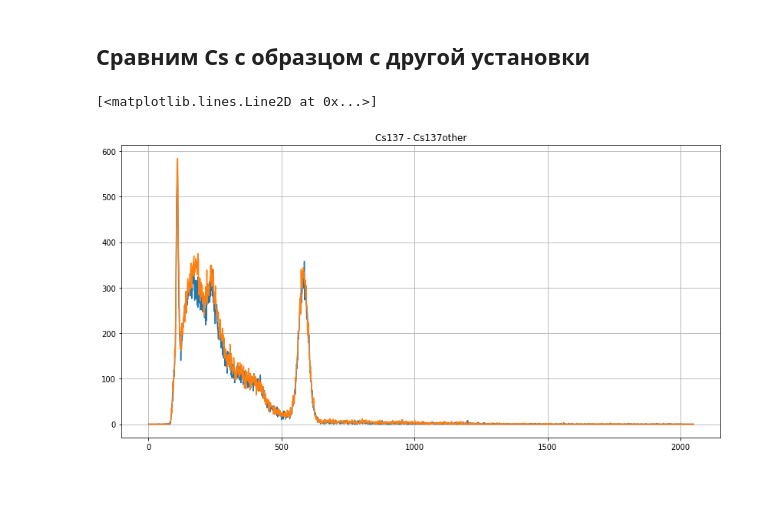
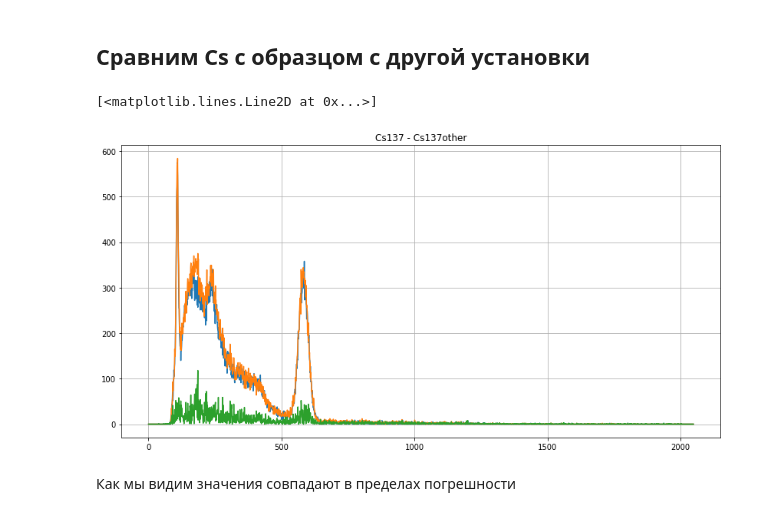
Before and after one commit to RobertVoropaev/QuantumPhysics, a Jupyter notebook: 5.5/Solution.ipynb, the cells around one changed output. Saved outputs shown, nothing was run; the diff lists cells and outputs as text; code cells hidden in the pictures; blank space fills up the shorter version.

```diff
--- a/5.5/Solution.ipynb
+++ b/5.5/Solution.ipynb
@@ -516,21 +516,24 @@ plt.plot(X, Y_line)
 # %%
 #Считываем данные
 data = pd.read_table("data/Cs_other.csv", header=5)
 x_other = np.array(data['Channel'])
 y_other = np.array(data['Counts'])
 
 data = pd.read_table("data/Cs.csv", header=5)
 x = np.array(data['Channel'])
 y = np.array(data['Counts'])
 
 #Строим график
 plt.figure(figsize=(14,7))
 plt.title("Cs137 - Cs137other")
 plt.grid()
 plt.plot(x, y)
 plt.plot(x_other, y_other)
 
-p
+#Строим график разности
+plt.plot(x, np.abs(y - y_other))
 # %% [output]
 [<matplotlib.lines.Line2D at 0x...>]
-[figure, old version]
+[figure, new version]
+# %% [markdown]
+Как мы видим значения совпадают в пределах погрешности
```
